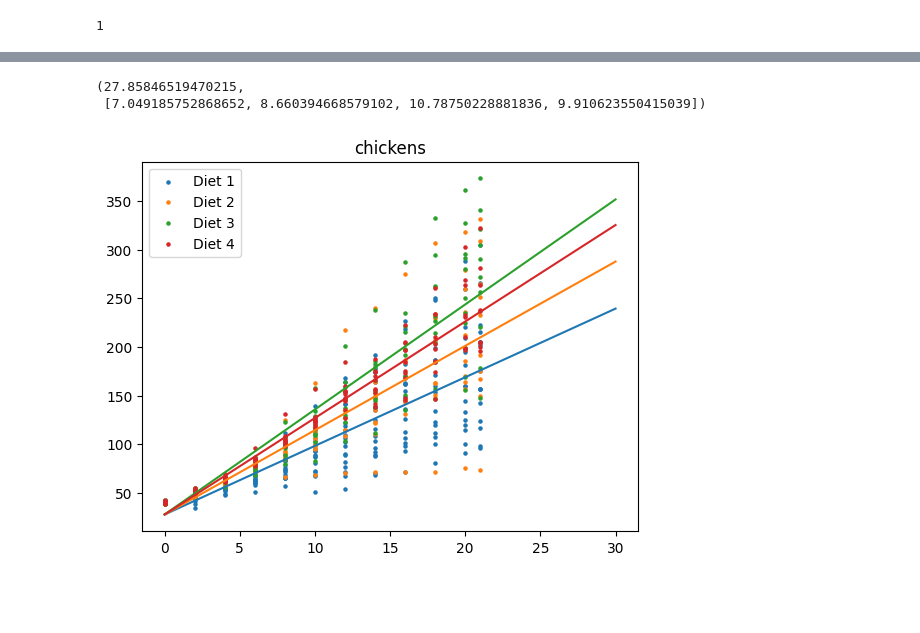
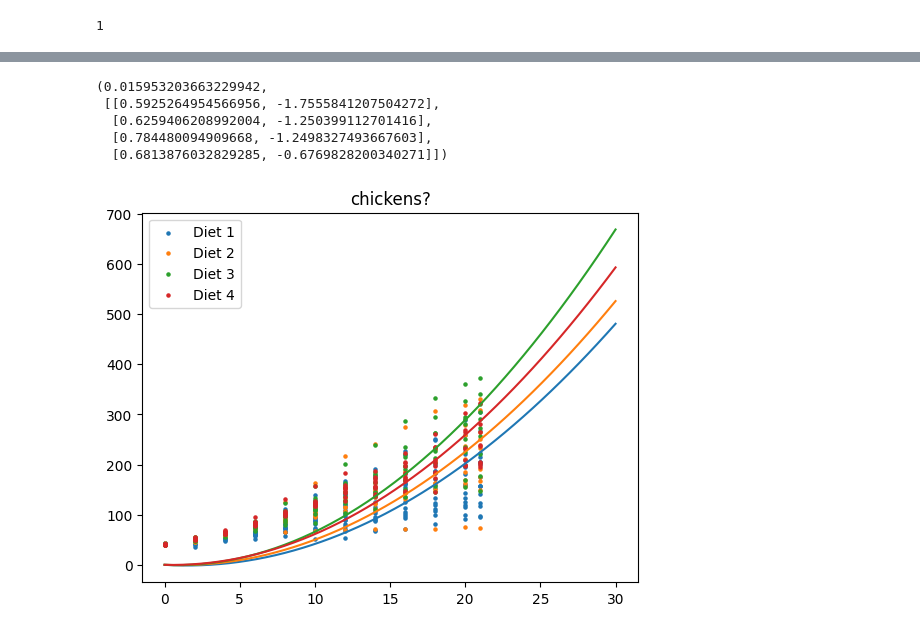
Before and after one commit to zbenmo/chicken, a Jupyter notebook: chikens_analysis.ipynb, the cells around one changed output, grey strips where cells are left out. Cells and saved outputs as stored; diff of their text form; code cells hidden in the pictures; blank space fills up the shorter version.

```diff
--- a/chikens_analysis.ipynb
+++ b/chikens_analysis.ipynb
@@ -35,12 +36,14 @@ df.groupby('Chick')['Diet'].nunique().max().item()
 class OnlyEmbeddingLinearRegressionWithIntercept(nn.Module):
     def __init__(self, num_categories):
         super().__init__()
-        self.slope_embedding = nn.Embedding(num_embeddings=num_categories + 1, embedding_dim=1)  # Learnable slope per category
+        self.slope_embedding = nn.Embedding(num_embeddings=num_categories + 1, embedding_dim=2)  # Learnable slope per category
         self.bias = nn.Parameter(torch.tensor([0.0]))  # Shared bias for all categories
 
     def forward(self, x, category):
-        slope = self.slope_embedding(category).squeeze(-1)  # Retrieve slope for category
-        return x.squeeze(-1) * slope + self.bias  # Apply learned bias
+        slopes = self.slope_embedding(category)  # Retrieve slope for category
+        x = x.squeeze(-1)
+        x = torch.stack([x ** 2.0, x], dim=1)
+        return (x * slopes).sum(dim=1) + self.bias  # Apply learned bias
 # %%
 num_categories = 4
 model = OnlyEmbeddingLinearRegressionWithIntercept(num_categories)
@@ -93,15 +93,21 @@ slopes = model.slope_embedding(torch.LongTensor(range(1, 5))).squeeze(-1).detach
 # %%
 bias, slopes
 # %% [output]
-(27.85846519470215,
- [7.049185752868652, 8.660394668579102, 10.78750228881836, 9.910623550415039])
+(0.015953203663229942,
+ [[0.5925264954566956, -1.7555841207504272],
+  [0.6259406208992004, -1.250399112701416],
+  [0.784480094909668, -1.2498327493667603],
+  [0.6813876032829285, -0.6769828200340271]])
 # %%
+lin_sp = np.linspace(0, 30)
+xs = np.stack([lin_sp ** 2, lin_sp], axis=0)
+
 for diet, group in df.groupby('Diet'):
     plt.scatter(group.Time, group.weight, s=5, label=f'Diet {diet}')
     b, s = bias, slopes[diet - 1]
-    plt.plot([0, 30], [bias, 30 * s + b])
+    plt.plot(lin_sp, s @ xs + b)
 plt.legend()
-plt.title('chickens')
+plt.title('chickens?')
 plt.show()
 # %% [output]
-[figure, old version]
+[figure, new version]
```
Also changed, not shown: parts of 4 cells of this notebook.
